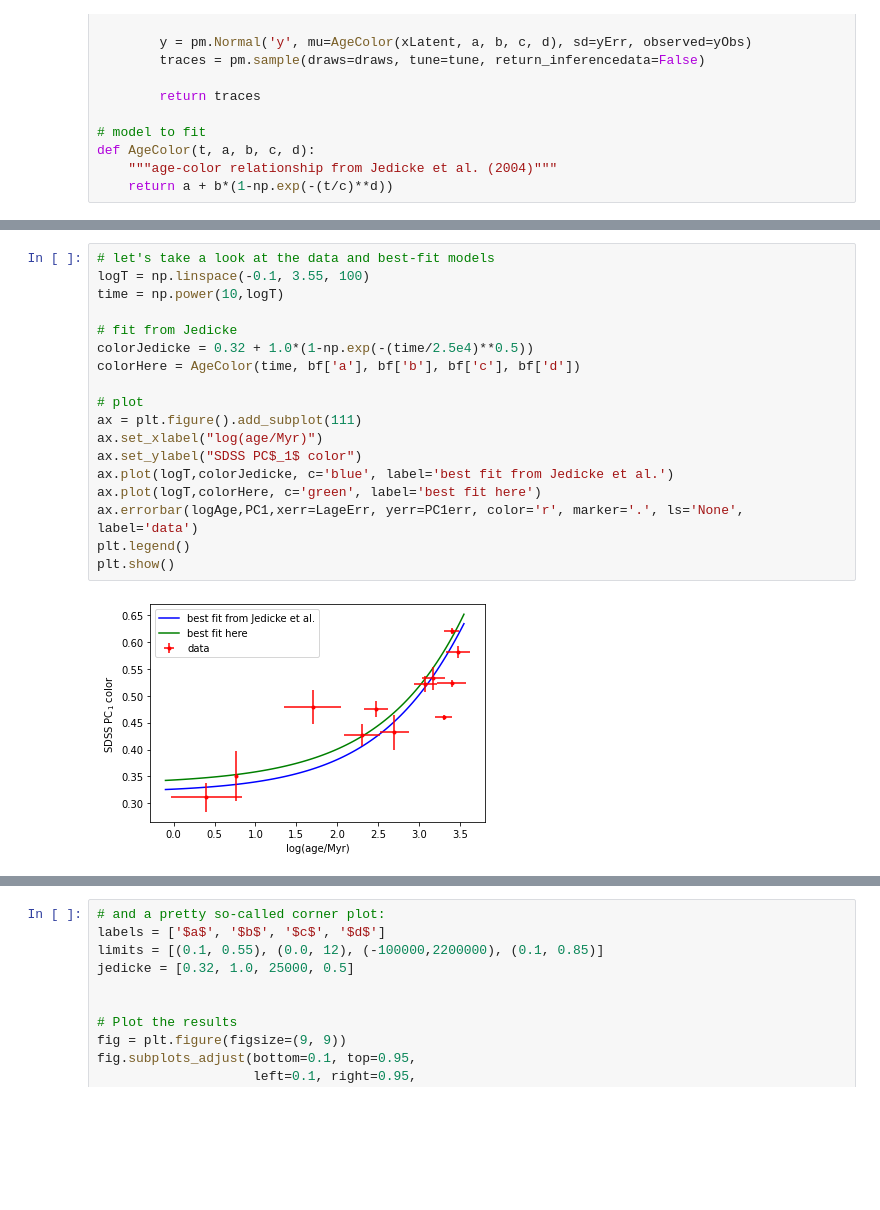
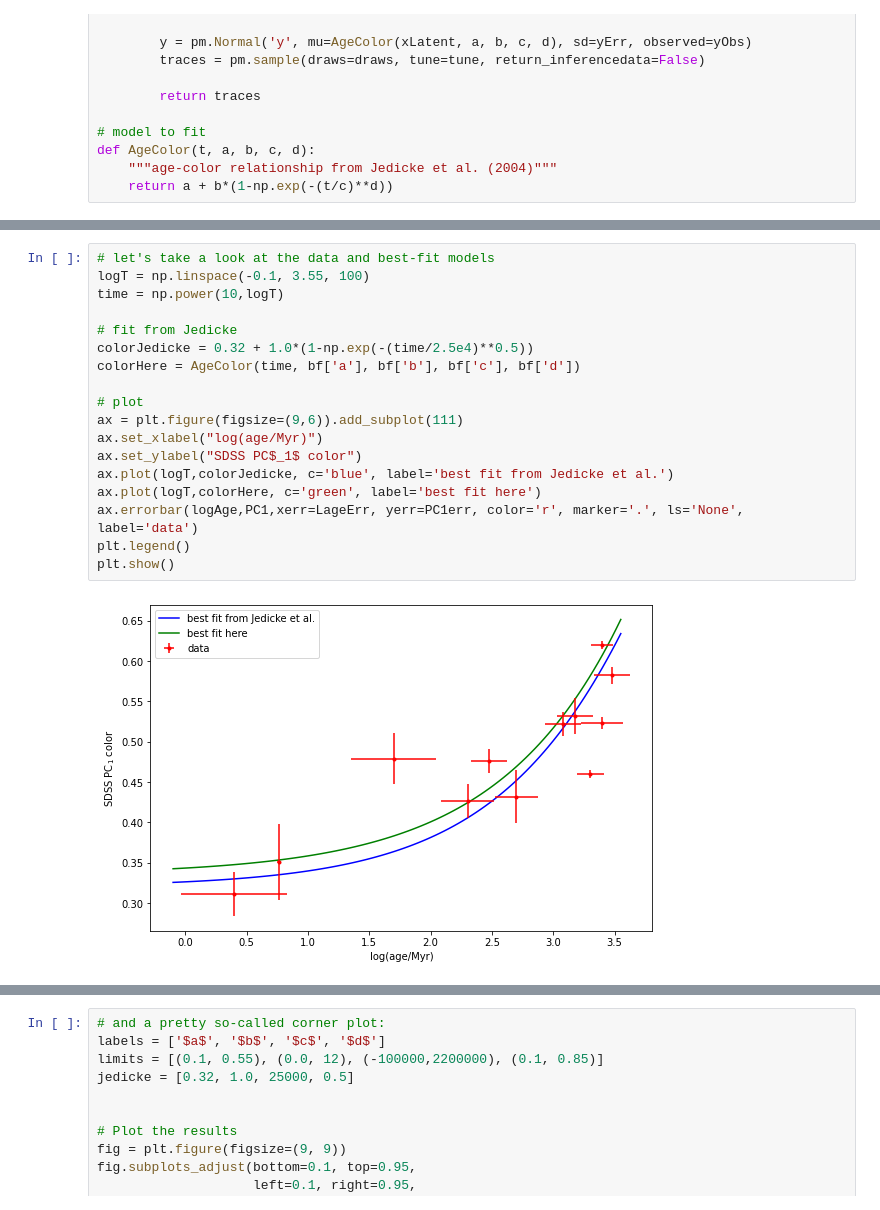
Before and after one commit to VaticanObsSummerSchool2023/lectures, a Jupyter notebook: IvezicJune28.ipynb, the cells around one changed output, grey strips where cells are left out. Drawn from its saved outputs; the diff is of its cells as text; blank space fills up the shorter version.

```diff
--- a/IvezicJune28.ipynb
+++ b/IvezicJune28.ipynb
@@ -837,23 +835,23 @@ Got error No model on context stack. trying to find log_likelihood in translatio
 # %%
 # let's take a look at the data and best-fit models
 logT = np.linspace(-0.1, 3.55, 100)
 time = np.power(10,logT)
 
 # fit from Jedicke
 colorJedicke = 0.32 + 1.0*(1-np.exp(-(time/2.5e4)**0.5))
 colorHere = AgeColor(time, bf['a'], bf['b'], bf['c'], bf['d'])
 
 # plot
-ax = plt.figure().add_subplot(111)
+ax = plt.figure(figsize=(9,6)).add_subplot(111)
 ax.set_xlabel("log(age/Myr)")
 ax.set_ylabel("SDSS PC$_1$ color")
 ax.plot(logT,colorJedicke, c='blue', label='best fit from Jedicke et al.')
 ax.plot(logT,colorHere, c='green', label='best fit here')
 ax.errorbar(logAge,PC1,xerr=LageErr, yerr=PC1err, color='r', marker='.', ls='None', label='data')
 plt.legend()
 plt.show()
 # %% [output]
-[figure, old version]
+[figure, new version]
 # %%
 # the so-called traces for model parameters:
 plot = pm.traceplot(traces)
```
Also changed, not shown: parts of 9 cells of this notebook, 2 other files.
